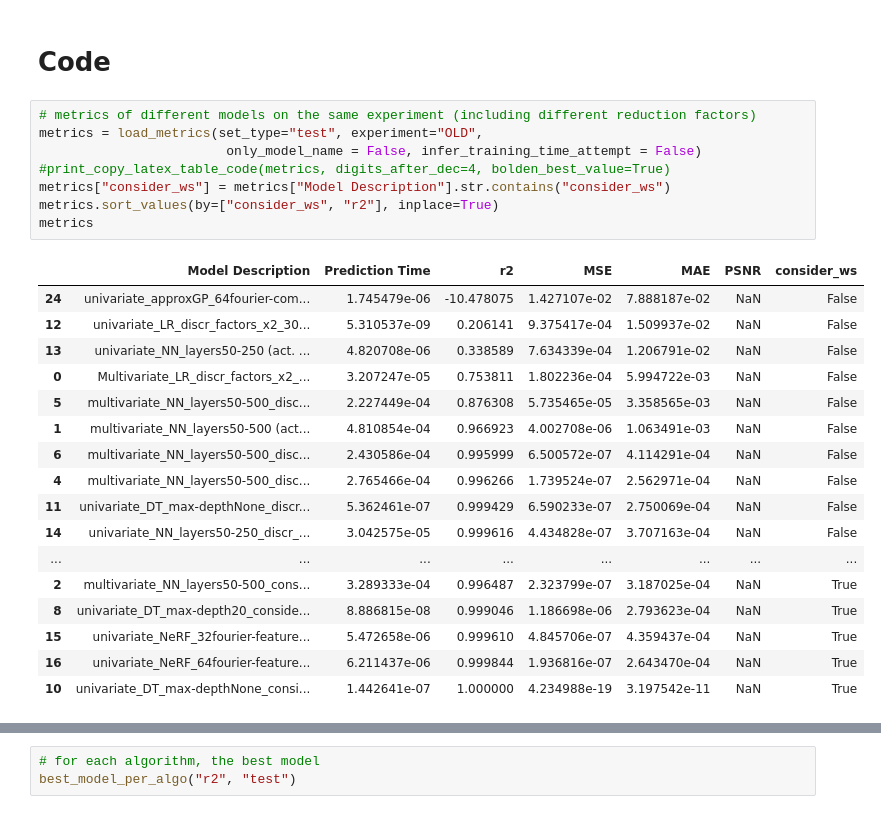
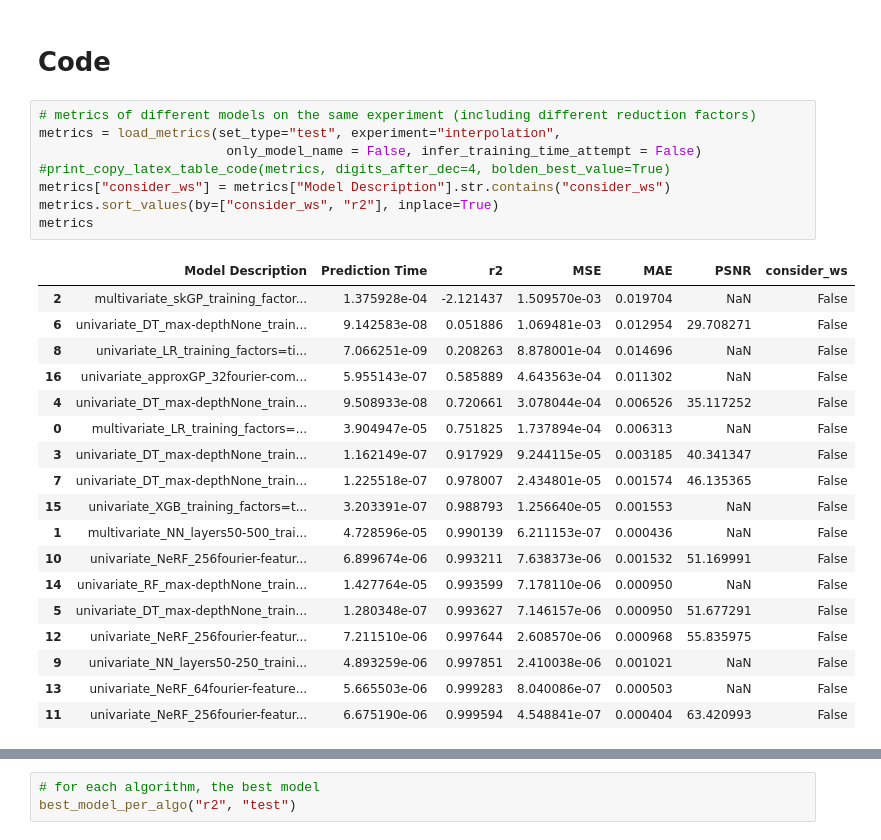
Before and after one commit to NiccoloMorabito/Ainslie-surrogate, a Jupyter notebook: result_analysis.ipynb, the cells around one changed output, grey strips where cells are left out. Cells and saved outputs as stored; diff of their text form.

```diff
--- a/result_analysis.ipynb
+++ b/result_analysis.ipynb
@@ -345,30 +361,31 @@ def __format_float(value: float, bold_value: float, digits_after_dec: int) -> st
 # Code
 # %%
 # metrics of different models on the same experiment (including different reduction factors)
-metrics = load_metrics(set_type="test", experiment="OLD",
+metrics = load_metrics(set_type="test", experiment="interpolation",
                         only_model_name = False, infer_training_time_attempt = False)
 #print_copy_latex_table_code(metrics, digits_after_dec=4, bolden_best_value=True)
 metrics["consider_ws"] = metrics["Model Description"].str.contains("consider_ws")
 metrics.sort_values(by=["consider_ws", "r2"], inplace=True)
 metrics
 # %% [output]
 |  | Model Description | Prediction Time | r2 | MSE | MAE | PSNR | consider_ws |
-| 24 | univariate_approxGP_64fourier-com... | 1.745479e-06 | -10.478075 | 1.427107e-02 | 7.888187e-02 | NaN | False |
-| 12 | univariate_LR_discr_factors_x2_30... | 5.310537e-09 | 0.206141 | 9.375417e-04 | 1.509937e-02 | NaN | False |
-| 13 | univariate_NN_layers50-250 (act. ... | 4.820708e-06 | 0.338589 | 7.634339e-04 | 1.206791e-02 | NaN | False |
-| 0 | Multivariate_LR_discr_factors_x2_... | 3.207247e-05 | 0.753811 | 1.802236e-04 | 5.994722e-03 | NaN | False |
-| 5 | multivariate_NN_layers50-500_disc... | 2.227449e-04 | 0.876308 | 5.735465e-05 | 3.358565e-03 | NaN | False |
-| 1 | multivariate_NN_layers50-500 (act... | 4.810854e-04 | 0.966923 | 4.002708e-06 | 1.063491e-03 | NaN | False |
-| 6 | multivariate_NN_layers50-500_disc... | 2.430586e-04 | 0.995999 | 6.500572e-07 | 4.114291e-04 | NaN | False |
-| 4 | multivariate_NN_layers50-500_disc... | 2.765466e-04 | 0.996266 | 1.739524e-07 | 2.562971e-04 | NaN | False |
-| 11 | univariate_DT_max-depthNone_discr... | 5.362461e-07 | 0.999429 | 6.590233e-07 | 2.750069e-04 | NaN | False |
-| 14 | univariate_NN_layers50-250_discr_... | 3.042575e-05 | 0.999616 | 4.434828e-07 | 3.707163e-04 | NaN | False |
-| ... | ... | ... | ... | ... | ... | ... | ... |
-| 2 | multivariate_NN_layers50-500_cons... | 3.289333e-04 | 0.996487 | 2.323799e-07 | 3.187025e-04 | NaN | True |
-| 8 | univariate_DT_max-depth20_conside... | 8.886815e-08 | 0.999046 | 1.186698e-06 | 2.793623e-04 | NaN | True |
-| 15 | univariate_NeRF_32fourier-feature... | 5.472658e-06 | 0.999610 | 4.845706e-07 | 4.359437e-04 | NaN | True |
-| 16 | univariate_NeRF_64fourier-feature... | 6.211437e-06 | 0.999844 | 1.936816e-07 | 2.643470e-04 | NaN | True |
-| 10 | univariate_DT_max-depthNone_consi... | 1.442641e-07 | 1.000000 | 4.234988e-19 | 3.197542e-11 | NaN | True |
+| 2 | multivariate_skGP_training_factor... | 1.375928e-04 | -2.121437 | 1.509570e-03 | 0.019704 | NaN | False |
+| 6 | univariate_DT_max-depthNone_train... | 9.142583e-08 | 0.051886 | 1.069481e-03 | 0.012954 | 29.708271 | False |
+| 8 | univariate_LR_training_factors=ti... | 7.066251e-09 | 0.208263 | 8.878001e-04 | 0.014696 | NaN | False |
+| 16 | univariate_approxGP_32fourier-com... | 5.955143e-07 | 0.585889 | 4.643563e-04 | 0.011302 | NaN | False |
+| 4 | univariate_DT_max-depthNone_train... | 9.508933e-08 | 0.720661 | 3.078044e-04 | 0.006526 | 35.117252 | False |
+| 0 | multivariate_LR_training_factors=... | 3.904947e-05 | 0.751825 | 1.737894e-04 | 0.006313 | NaN | False |
+| 3 | univariate_DT_max-depthNone_train... | 1.162149e-07 | 0.917929 | 9.244115e-05 | 0.003185 | 40.341347 | False |
+| 7 | univariate_DT_max-depthNone_train... | 1.225518e-07 | 0.978007 | 2.434801e-05 | 0.001574 | 46.135365 | False |
+| 15 | univariate_XGB_training_factors=t... | 3.203391e-07 | 0.988793 | 1.256640e-05 | 0.001553 | NaN | False |
+| 1 | multivariate_NN_layers50-500_trai... | 4.728596e-05 | 0.990139 | 6.211153e-07 | 0.000436 | NaN | False |
+| 10 | univariate_NeRF_256fourier-featur... | 6.899674e-06 | 0.993211 | 7.638373e-06 | 0.001532 | 51.169991 | False |
+| 14 | univariate_RF_max-depthNone_train... | 1.427764e-05 | 0.993599 | 7.178110e-06 | 0.000950 | NaN | False |
+| 5 | univariate_DT_max-depthNone_train... | 1.280348e-07 | 0.993627 | 7.146157e-06 | 0.000950 | 51.677291 | False |
+| 12 | univariate_NeRF_256fourier-featur... | 7.211510e-06 | 0.997644 | 2.608570e-06 | 0.000968 | 55.835975 | False |
+| 9 | univariate_NN_layers50-250_traini... | 4.893259e-06 | 0.997851 | 2.410038e-06 | 0.001021 | NaN | False |
+| 13 | univariate_NeRF_64fourier-feature... | 5.665503e-06 | 0.999283 | 8.040086e-07 | 0.000503 | NaN | False |
+| 11 | univariate_NeRF_256fourier-featur... | 6.675190e-06 | 0.999594 | 4.548841e-07 | 0.000404 | 63.420993 | False |
 # %%
 # INTERPOLATION - RESULTS
 two = list()
```
Also changed, not shown: parts of 13 cells of this notebook, 2 other files.
